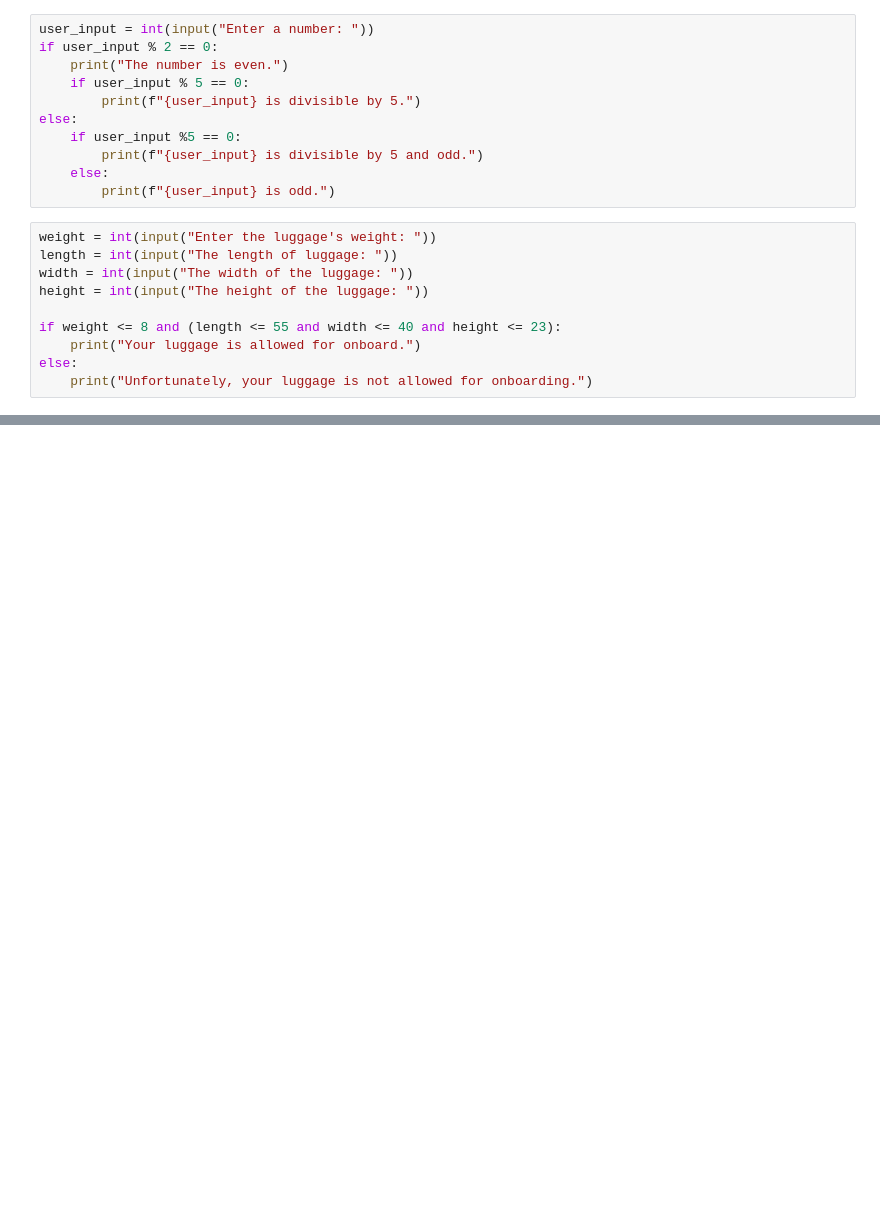
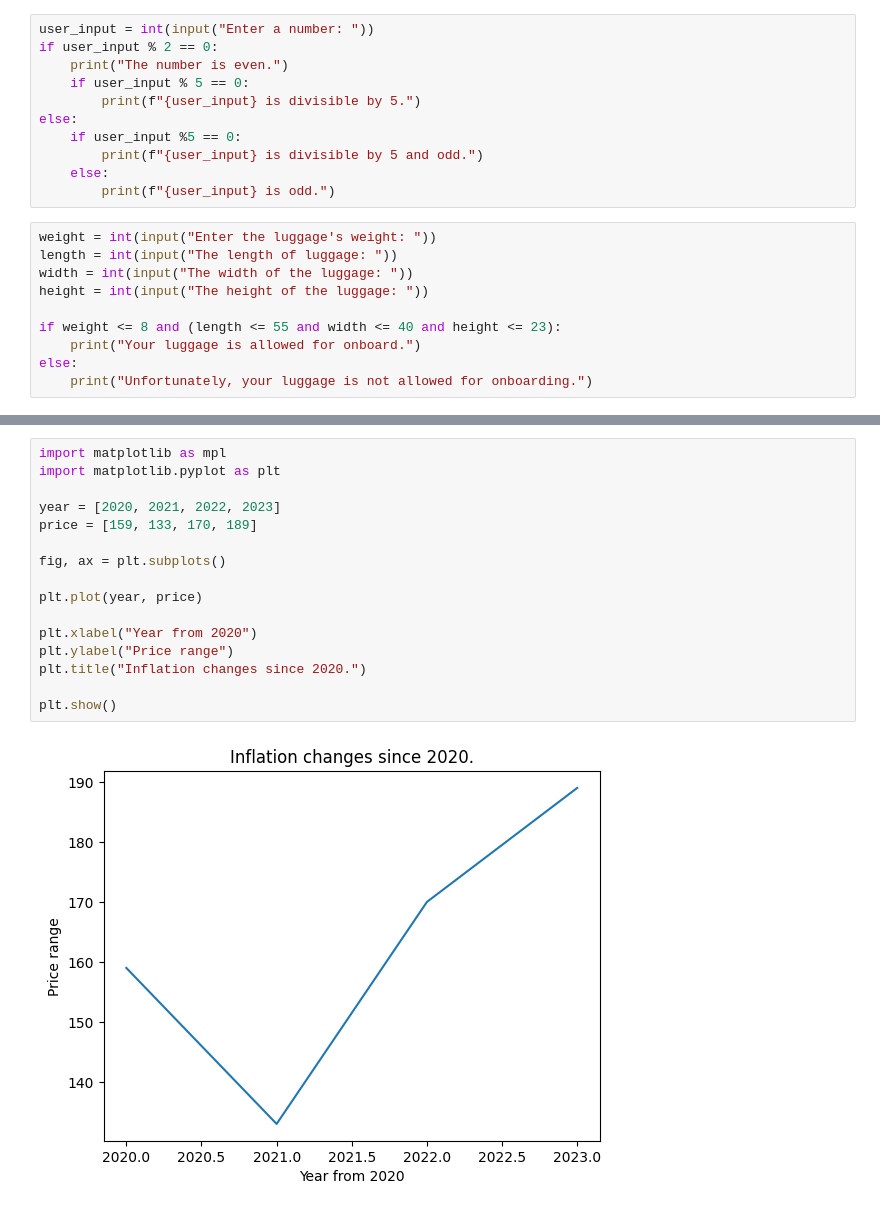
Before and after one commit to Habib97SE/python-programming-HABIBALLAH-HEZAREHEE, a Jupyter notebook: Exercises/exercise01.ipynb, the cells around one changed output, grey strips where cells are left out. Saved outputs shown, nothing was run; the diff lists cells and outputs as text; blank space fills up the shorter version.

```diff
--- a/Exercises/exercise01.ipynb
+++ b/Exercises/exercise01.ipynb
@@ -57,0 +112,18 @@ else:
+# %%
+import matplotlib as mpl
+import matplotlib.pyplot as plt
+
+year = [2020, 2021, 2022, 2023]
+price = [159, 133, 170, 189]
+
+fig, ax = plt.subplots()
+
+plt.plot(year, price)
+
+plt.xlabel("Year from 2020")
+plt.ylabel("Price range")
+plt.title("Inflation changes since 2020.")
+
+plt.show()
+# %% [output]
+[figure, added]
```
Also changed, not shown: parts of 9 cells of this notebook, 5 other files.
